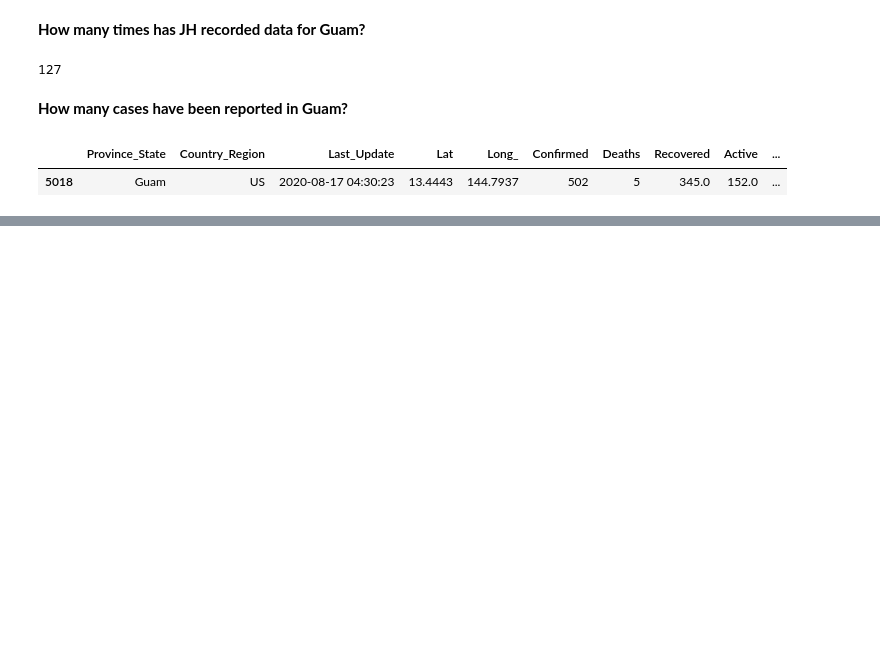
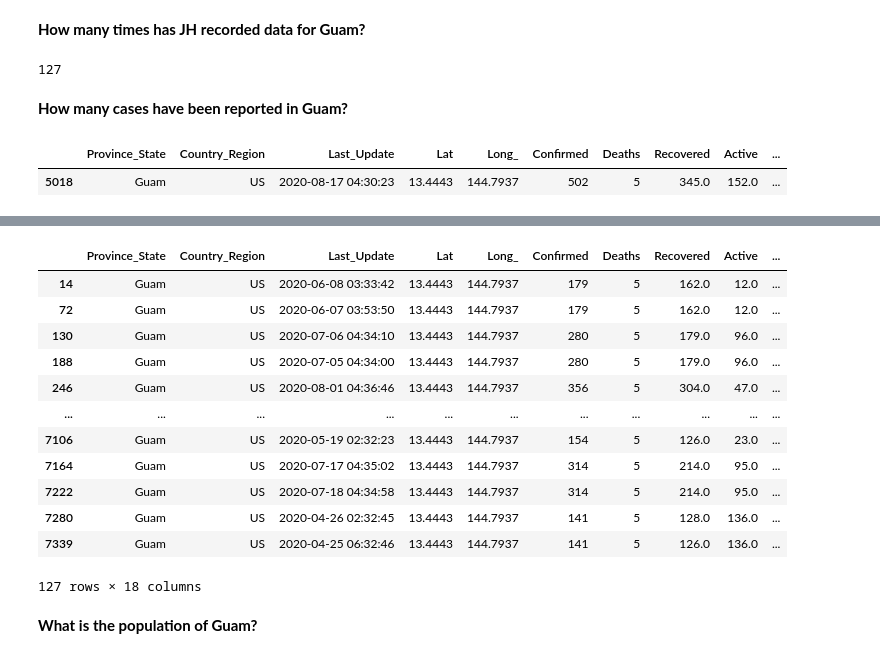
Before and after one commit to MnemoSemiotic/prem_prep_july20, a Jupyter notebook: stats/07_exploring_with_pandas/Johns_Hopkins_COVID19_with_Pandas_Matplotlib.ipynb, the cells around one changed output, grey strips where cells are left out. Cells and saved outputs as stored; diff of their text form; code cells hidden in the pictures; blank space fills up the shorter version.

```diff
--- a/stats/07_exploring_with_pandas/Johns_Hopkins_COVID19_with_Pandas_Matplotlib.ipynb
+++ b/stats/07_exploring_with_pandas/Johns_Hopkins_COVID19_with_Pandas_Matplotlib.ipynb
@@ -343,0 +513,18 @@ df_guam.sort_values(by=['Last_Update']).tail(1) #['Confirmed']
+# %%
+df_guam
+# %% [output]
+|  | Province_State | Country_Region | Last_Update | Lat | Long_ | Confirmed | Deaths | Recovered | Active | ... |
+| 14 | Guam | US | 2020-06-08 03:33:42 | 13.4443 | 144.7937 | 179 | 5 | 162.0 | 12.0 | ... |
+| 72 | Guam | US | 2020-06-07 03:53:50 | 13.4443 | 144.7937 | 179 | 5 | 162.0 | 12.0 | ... |
+| 130 | Guam | US | 2020-07-06 04:34:10 | 13.4443 | 144.7937 | 280 | 5 | 179.0 | 96.0 | ... |
+| 188 | Guam | US | 2020-07-05 04:34:00 | 13.4443 | 144.7937 | 280 | 5 | 179.0 | 96.0 | ... |
+| 246 | Guam | US | 2020-08-01 04:36:46 | 13.4443 | 144.7937 | 356 | 5 | 304.0 | 47.0 | ... |
+| ... | ... | ... | ... | ... | ... | ... | ... | ... | ... | ... |
+| 7106 | Guam | US | 2020-05-19 02:32:23 | 13.4443 | 144.7937 | 154 | 5 | 126.0 | 23.0 | ... |
+| 7164 | Guam | US | 2020-07-17 04:35:02 | 13.4443 | 144.7937 | 314 | 5 | 214.0 | 95.0 | ... |
+| 7222 | Guam | US | 2020-07-18 04:34:58 | 13.4443 | 144.7937 | 314 | 5 | 214.0 | 95.0 | ... |
+| 7280 | Guam | US | 2020-04-26 02:32:45 | 13.4443 | 144.7937 | 141 | 5 | 128.0 | 136.0 | ... |
+| 7339 | Guam | US | 2020-04-25 06:32:46 | 13.4443 | 144.7937 | 141 | 5 | 126.0 | 136.0 | ... |
+127 rows × 18 columns
+# %% [markdown]
+**What is the population of Guam?**
```
Also changed, not shown: parts of 12 cells of this notebook.
